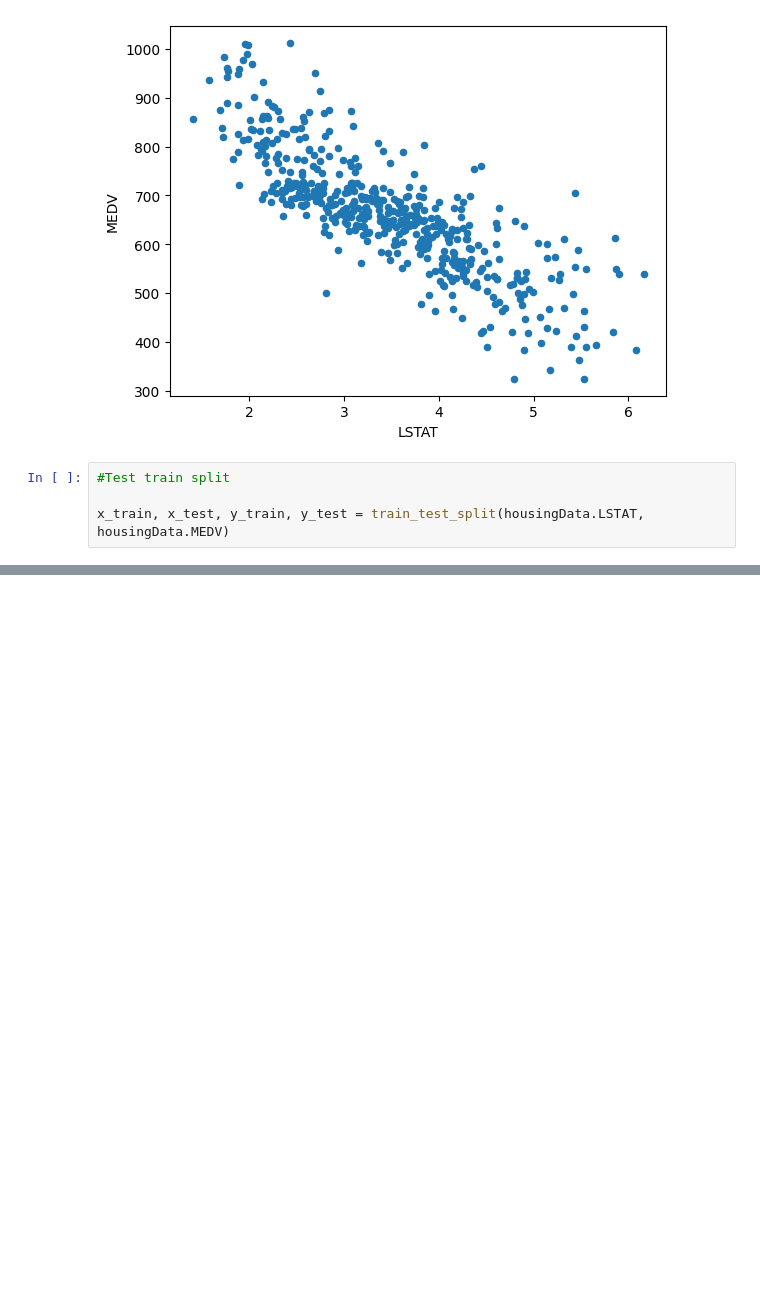
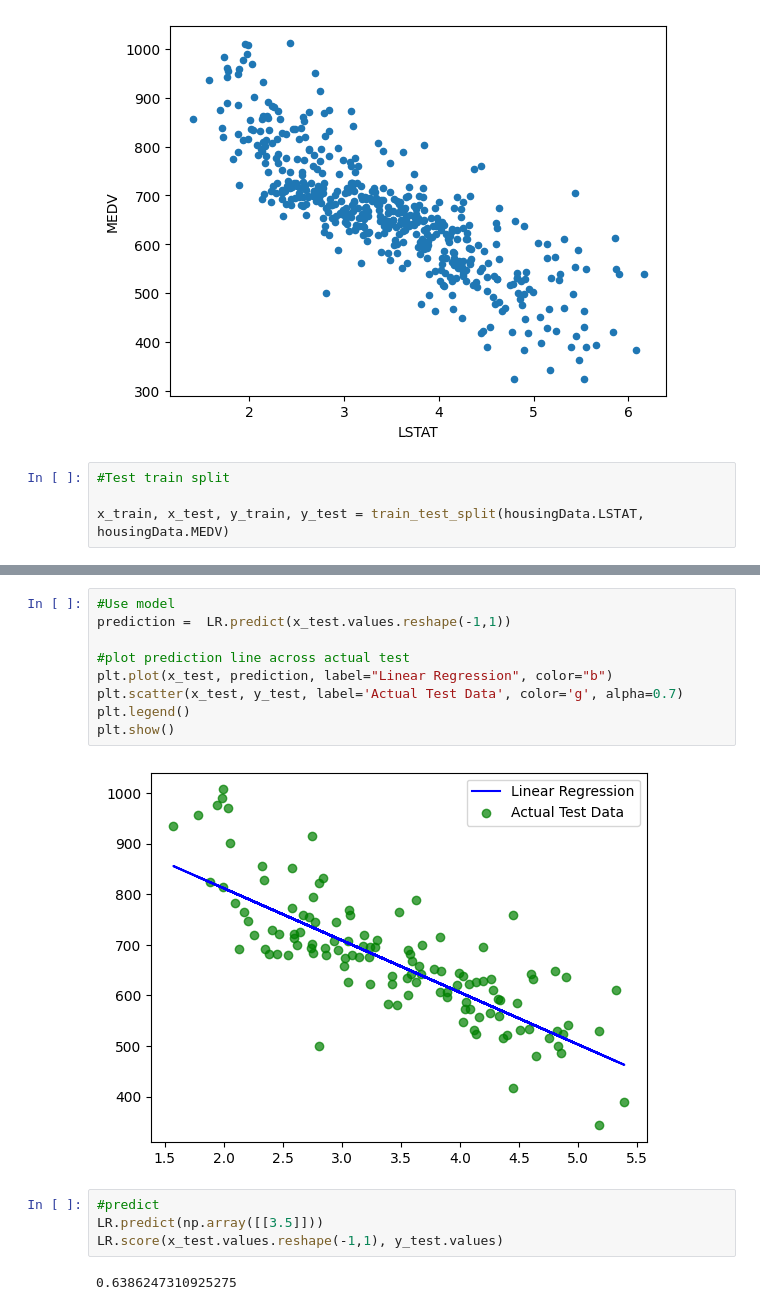
Before and after one commit to SuRRiEs006/BostonHousingRegressionModel, a Jupyter notebook: main.ipynb, the cells around one changed output, grey strips where cells are left out. Saved outputs shown, nothing was run; the diff lists cells and outputs as text; blank space fills up the shorter version.

Commit message:
Working with 63% accuracy. Using RM to predict

```diff
--- a/main.ipynb
+++ b/main.ipynb
@@ -80,0 +92,17 @@ plt.scatter(x_test, y_test, label= "Training Data", color="g", alpha='0.7' )
+# %%
+#Use model
+prediction =  LR.predict(x_test.values.reshape(-1,1))
+
+#plot prediction line across actual test
+plt.plot(x_test, prediction, label="Linear Regression", color="b")
+plt.scatter(x_test, y_test, label='Actual Test Data', color='g', alpha=0.7)
+plt.legend()
+plt.show()
+# %% [output]
+[figure, added]
+# %%
+#predict
+LR.predict(np.array([[3.5]]))
+LR.score(x_test.values.reshape(-1,1), y_test.values)
+# %% [output]
+0.6386247310925275
```
Also changed, not shown: parts of 2 cells of this notebook.
